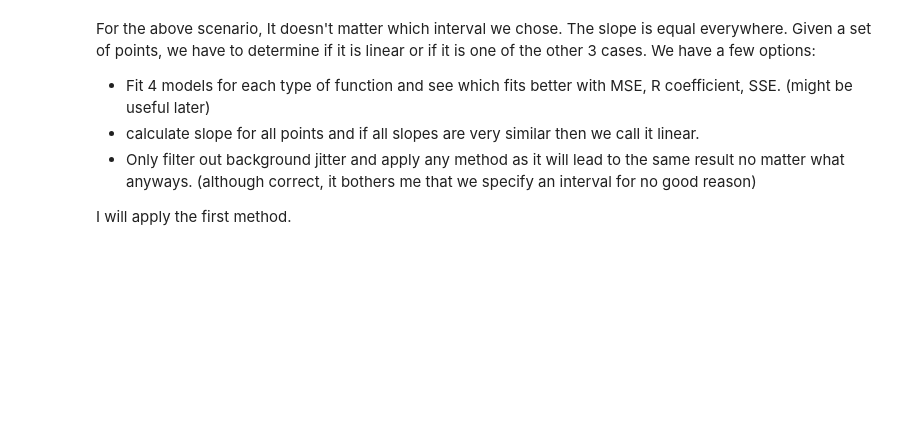
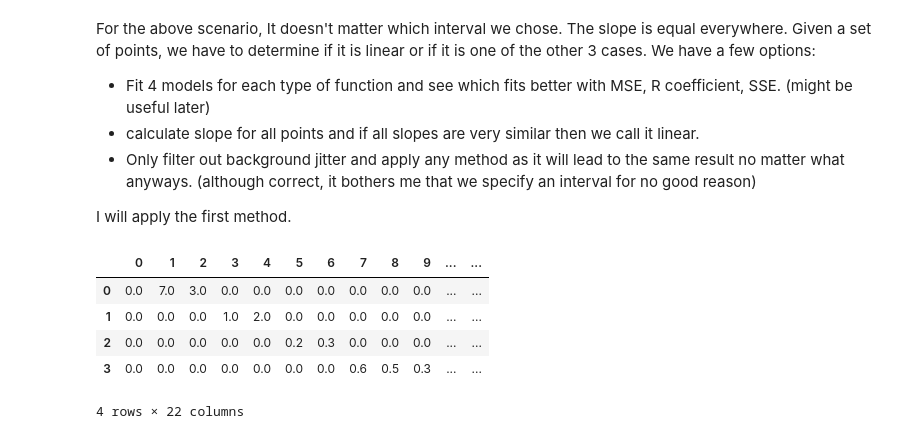
Before and after one commit to DaniNiamut/ict-f0ntys-internship, a Jupyter notebook: max_rate_reaction.ipynb, the cells around one changed output. Cells and saved outputs as stored; diff of their text form; code cells hidden in the pictures; blank space fills up the shorter version.

```diff
--- a/max_rate_reaction.ipynb
+++ b/max_rate_reaction.ipynb
@@ -95,0 +35,29 @@ if best_fit == 'linear':
+# %%
+params = {
+    'sigmoid': (0.95, 7, 3),
+    'linear': (1, 2),
+    'exp': (0.2, 0.3),
+    'neg exp': (0.6, 0.5, 0.3, 0.2)
+}
+params_names = ['sigmoid_a', 'sigmoid_b', 'sigmoid_c', 'linear_a', 'linear_b', 'exp_a',
+               'exp_b', 'neg_exp_a', 'neg_exp_b', 'neg_exp_c', 'neg_exp_d']
+params_indices = {'sigmoid': [1, 1, 2],
+        'linear': [3, 4],
+        'exp': [5, -5],
+        'neg exp': [-4, -3, -2, -1]}
+all_params = []
+
+for best_fit in params.keys():
+    params_as_vars = np.zeros(11)
+    params_as_vars[params_indices[best_fit]] = params[best_fit]
+    all_params.append(params_as_vars)
+test = pd.DataFrame(all_params)
+test[params_names] = pd.DataFrame(all_params)
+test
+# %% [output]
+|  | 0 | 1 | 2 | 3 | 4 | 5 | 6 | 7 | 8 | 9 | ... | ... |
+| 0 | 0.0 | 7.0 | 3.0 | 0.0 | 0.0 | 0.0 | 0.0 | 0.0 | 0.0 | 0.0 | ... | ... |
+| 1 | 0.0 | 0.0 | 0.0 | 1.0 | 2.0 | 0.0 | 0.0 | 0.0 | 0.0 | 0.0 | ... | ... |
+| 2 | 0.0 | 0.0 | 0.0 | 0.0 | 0.0 | 0.2 | 0.3 | 0.0 | 0.0 | 0.0 | ... | ... |
+| 3 | 0.0 | 0.0 | 0.0 | 0.0 | 0.0 | 0.0 | 0.0 | 0.6 | 0.5 | 0.3 | ... | ... |
+4 rows × 22 columns
```
Also changed, not shown: parts of 7 cells of this notebook, 3 other files.
